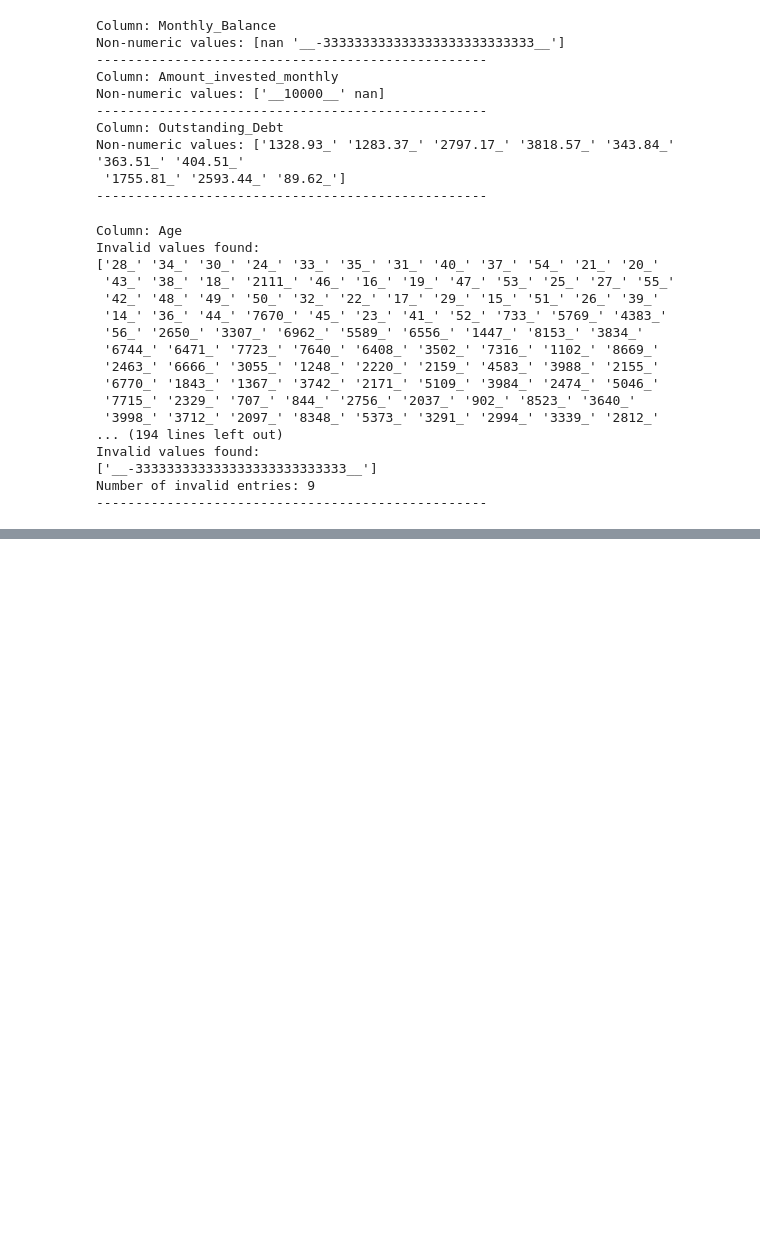
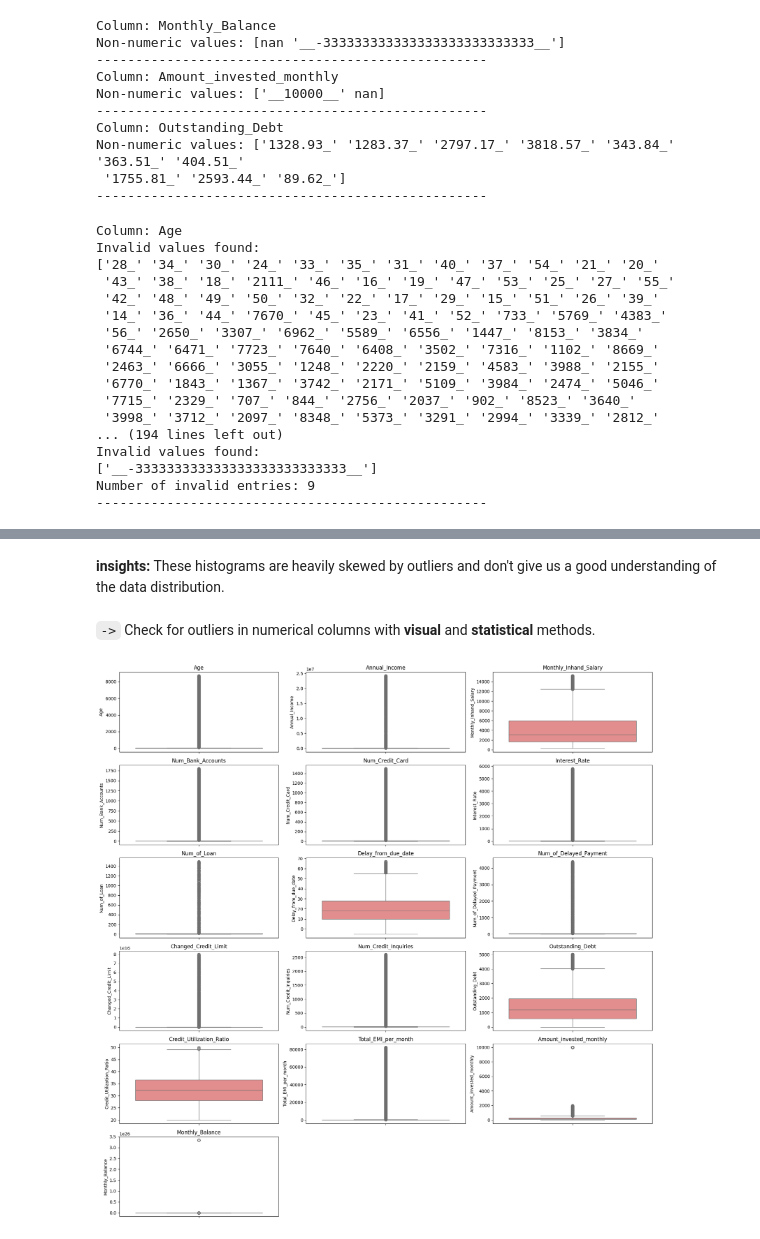
Before and after one commit to 3lis0/Machine-learning-by-practice, a Jupyter notebook: Credit score classification/credit_score_classification.ipynb, the cells around one changed output, grey strips where cells are left out. Drawn from its saved outputs; the diff is of its cells as text; code cells hidden in the pictures; blank space fills up the shorter version.

```diff
--- a/Credit score classification/credit_score_classification.ipynb
+++ b/Credit score classification/credit_score_classification.ipynb
@@ -295,0 +602,19 @@ The dataset contains underscore (`_`) symbols in various columns. These symbols
+# %% [markdown]
+**insights:** These histograms are heavily skewed by outliers and don't give us a good understanding of the data distribution.
+# %% [markdown]
+`->` Check for outliers in  numerical columns with **visual** and **statistical** methods.
+# %%
+plt.figure(figsize=(18, 18))
+
+n_cols = 3
+n_rows = (len(numerical_columns) + n_cols - 1) // n_cols
+
+for i, col in enumerate(numerical_columns):
+    plt.subplot(n_rows, n_cols, i + 1)
+    sns.boxplot(data=train, y=col, color='lightcoral')
+    plt.title(col)
+
+plt.tight_layout()
+plt.show()
+# %% [output]
+[figure, added]
```
Also changed, not shown: parts of 99 cells of this notebook.
